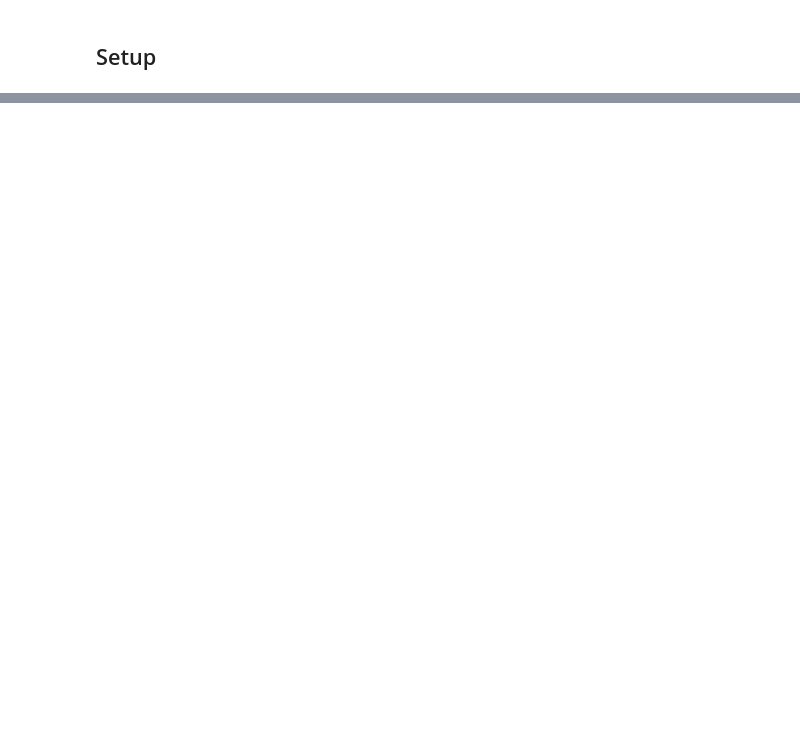
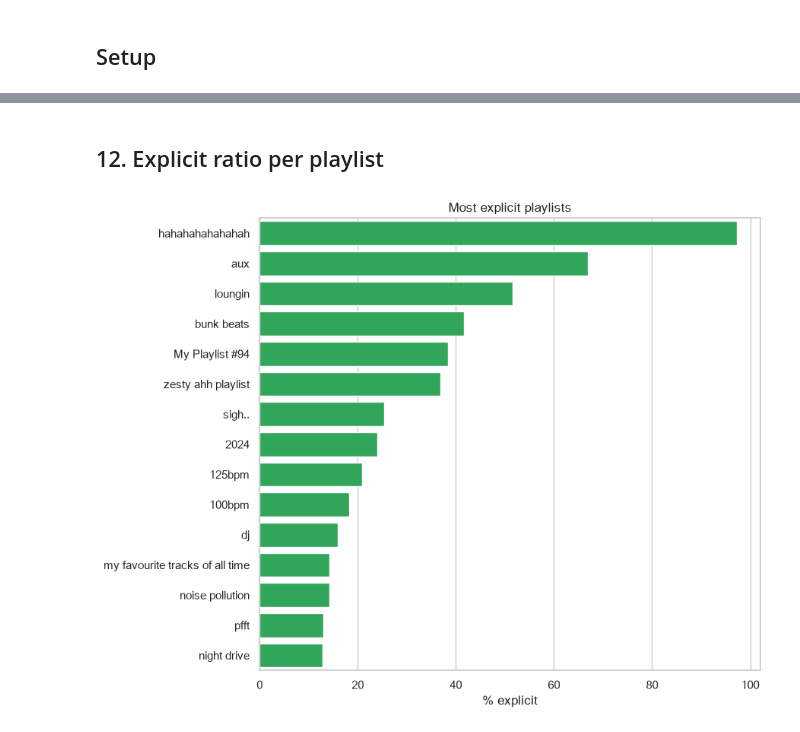
Before and after one commit to gene-c13/wrapped, a Jupyter notebook: notebooks/02_playlist_analysis.ipynb, the cells around one changed output, grey strips where cells are left out. Cells and saved outputs as stored; diff of their text form; code cells hidden in the pictures; blank space fills up the shorter version.

```diff
--- a/notebooks/02_playlist_analysis.ipynb
+++ b/notebooks/02_playlist_analysis.ipynb
@@ -242,0 +330,15 @@ else:
+# %% [markdown]
+## 12. Explicit ratio per playlist
+# %%
+expl = (mine.groupby("playlist")["explicit"].mean().mul(100)
+        .sort_values(ascending=False).head(15))
+
+fig, ax = plt.subplots(figsize=(9, 7))
+sns.barplot(x=expl.values, y=expl.index, color=GREEN, ax=ax)
+ax.set_title("Most explicit playlists")
+ax.set_xlabel("% explicit")
+ax.set_ylabel("")
+plt.tight_layout()
+plt.show()
+# %% [output]
+[figure, added]
```
Also changed, not shown: parts of 35 cells of this notebook.
